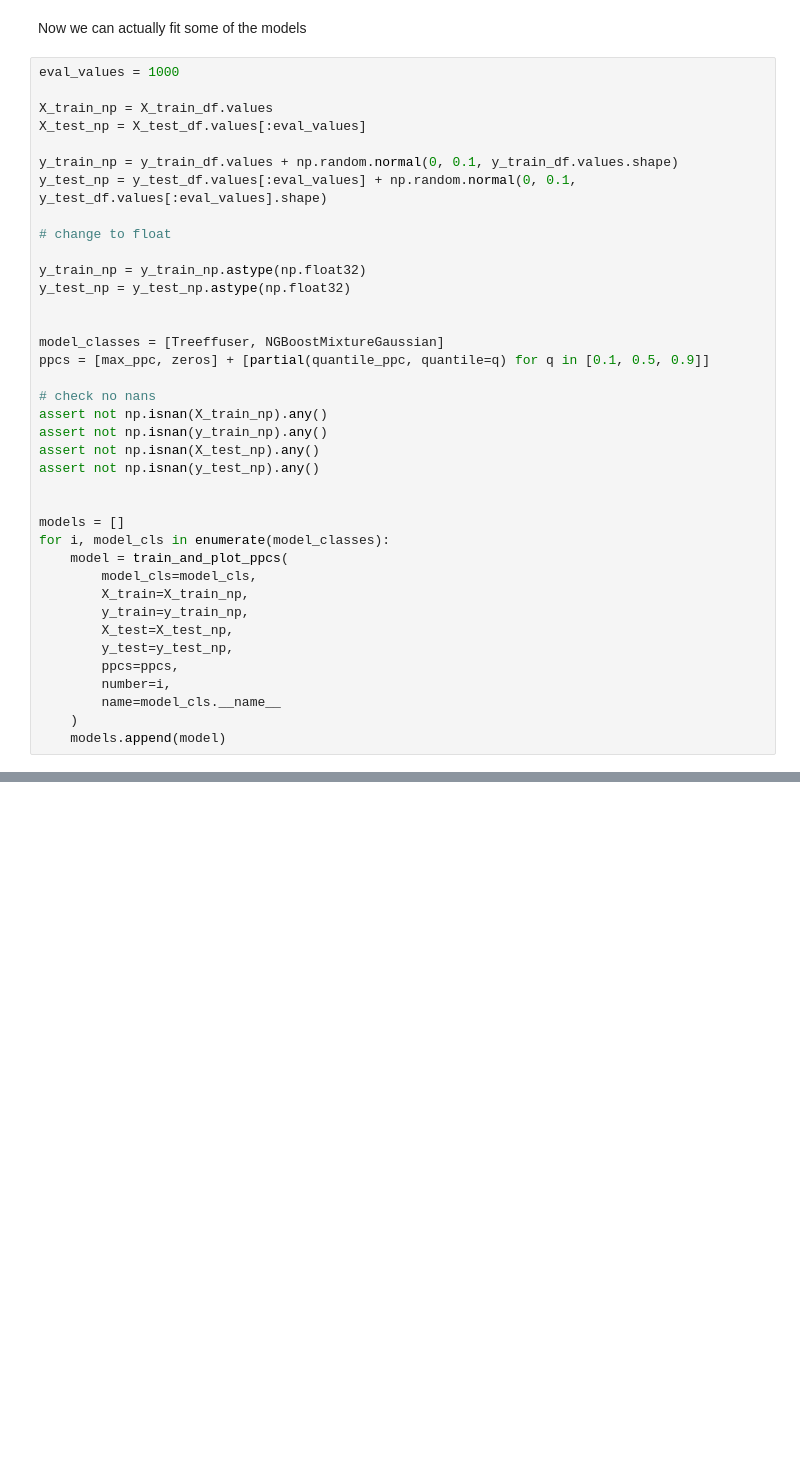
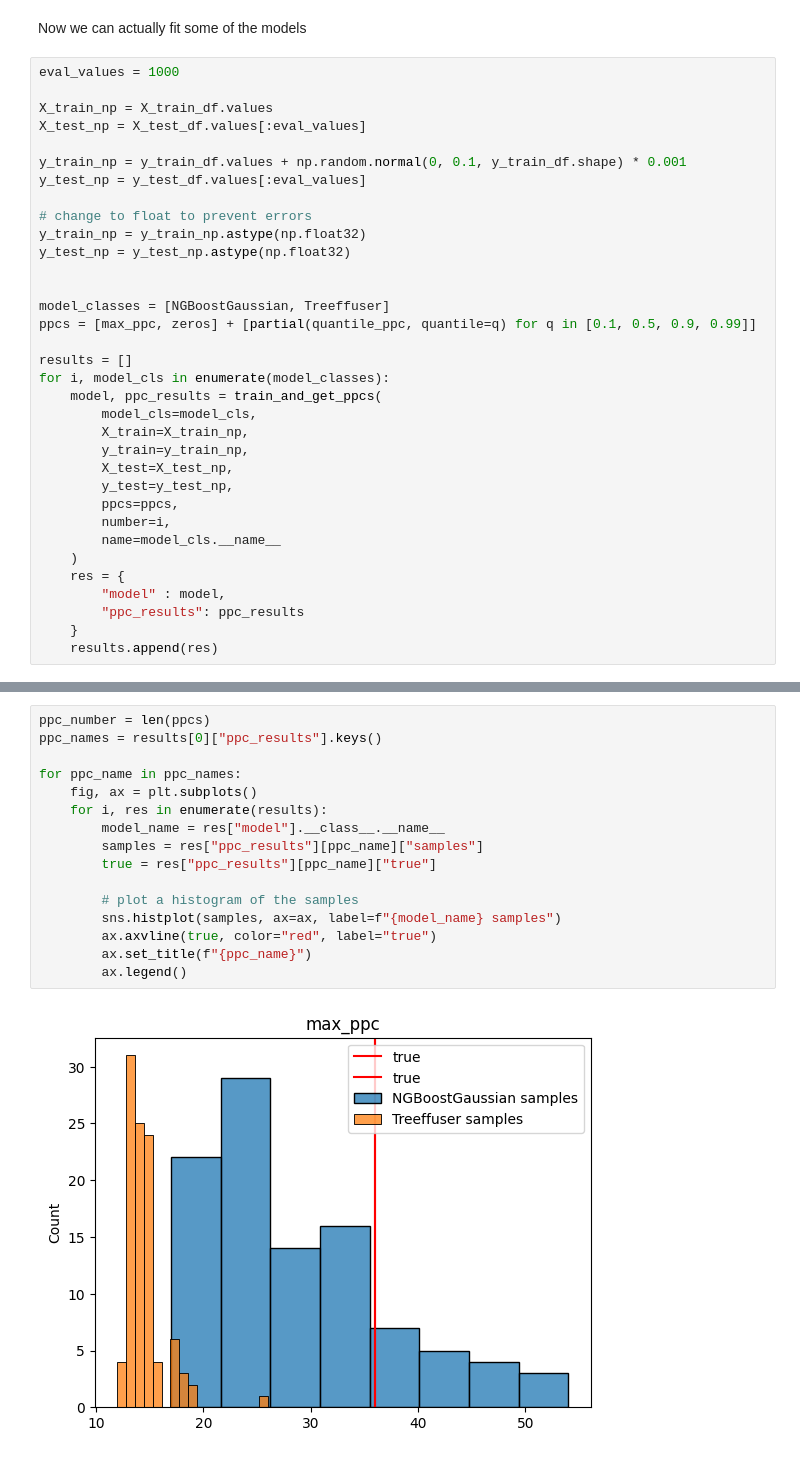
Before and after one commit to blei-lab/treeffuser, a Jupyter notebook: testbed/notebooks/m5-ppc-notebook.ipynb, the cells around one changed output, grey strips where cells are left out. Cells and saved outputs as stored; diff of their text form; blank space fills up the shorter version.

```diff
--- a/testbed/notebooks/m5-ppc-notebook.ipynb
+++ b/testbed/notebooks/m5-ppc-notebook.ipynb
@@ -343,28 +409,20 @@ eval_values = 1000
 X_train_np = X_train_df.values
 X_test_np = X_test_df.values[:eval_values]
 
-y_train_np = y_train_df.values + np.random.normal(0, 0.1, y_train_df.values.shape)
-y_test_np = y_test_df.values[:eval_values] + np.random.normal(0, 0.1, y_test_df.values[:eval_values].shape)
+y_train_np = y_train_df.values + np.random.normal(0, 0.1, y_train_df.shape) * 0.001
+y_test_np = y_test_df.values[:eval_values]
 
-# change to float
-
+# change to float to prevent errors
 y_train_np = y_train_np.astype(np.float32)
 y_test_np = y_test_np.astype(np.float32)
 
 
-model_classes = [Treeffuser, NGBoostMixtureGaussian]
-ppcs = [max_ppc, zeros] + [partial(quantile_ppc, quantile=q) for q in [0.1, 0.5, 0.9]]
+model_classes = [NGBoostGaussian, Treeffuser]
+ppcs = [max_ppc, zeros] + [partial(quantile_ppc, quantile=q) for q in [0.1, 0.5, 0.9, 0.99]]
 
-# check no nans
-assert not np.isnan(X_train_np).any()
-assert not np.isnan(y_train_np).any()
-assert not np.isnan(X_test_np).any()
-assert not np.isnan(y_test_np).any()
-
-
-models = []
+results = []
 for i, model_cls in enumerate(model_classes):
-    model = train_and_plot_ppcs(
+    model, ppc_results = train_and_get_ppcs(
         model_cls=model_cls,
         X_train=X_train_np,
         y_train=y_train_np,
@@ -374,5 +432,9 @@ for i, model_cls in enumerate(model_classes):
         number=i,
         name=model_cls.__name__
     )
-    models.append(model)
+    res = {
+        "model" : model,
+        "ppc_results": ppc_results
+    }
+    results.append(res)
 # %% [output]
@@ -475,0 +460,18 @@ np.std(y_train_np)
+# %%
+ppc_number = len(ppcs)
+ppc_names = results[0]["ppc_results"].keys()
+
+for ppc_name in ppc_names:
+    fig, ax = plt.subplots()
+    for i, res in enumerate(results):
+        model_name = res["model"].__class__.__name__
+        samples = res["ppc_results"][ppc_name]["samples"]
+        true = res["ppc_results"][ppc_name]["true"]
+
+        # plot a histogram of the samples
+        sns.histplot(samples, ax=ax, label=f"{model_name} samples")
+        ax.axvline(true, color="red", label="true")
+        ax.set_title(f"{ppc_name}")
+        ax.legend()
+# %% [output]
+[figure, added]
```
Also changed, not shown: parts of 37 cells of this notebook, 2 other files.
